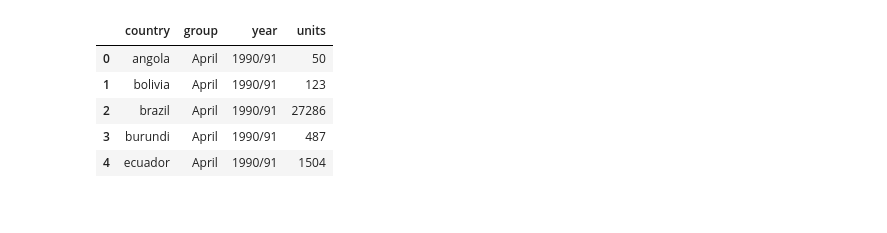
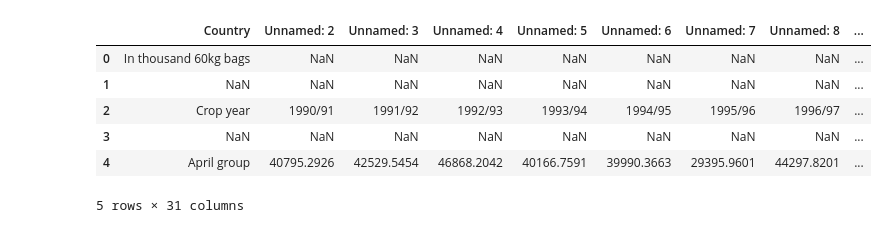
Before and after one commit to hpuma/global-coffee-trade-historical-data, a Jupyter notebook: curation/tp_data_wrangling.ipynb, the cells around one changed output. Saved outputs shown, nothing was run; the diff lists cells and outputs as text; code cells hidden in the pictures.

```diff
--- a/curation/tp_data_wrangling.ipynb
+++ b/curation/tp_data_wrangling.ipynb
@@ -68,11 +6,0 @@ new_df["country"] = new_df["country"].str.lower()
-# %%
-# Turn year columns into values e.g 1990/91, create new column named "year" that holds column values
-df = new_df.melt(id_vars=["country", "group"], var_name="year", value_name="units")
-df.head()
-# %% [output]
-|  | country | group | year | units |
-| 0 | angola | April | 1990/91 | 50 |
-| 1 | bolivia | April | 1990/91 | 123 |
-| 2 | brazil | April | 1990/91 | 27286 |
-| 3 | burundi | April | 1990/91 | 487 |
-| 4 | ecuador | April | 1990/91 | 1504 |
@@ -85,0 +13,12 @@ df["year"] = df["year"].str[:-3]
+# %%
+# We can also remove the second column `Unnamed: 1` as it provides no relevant information
+# Looking below, we can see that we have to remove the first 4 rows because row #3 contains the crop year along with the appropriate column names
+display(df.head())
+# %% [output]
+|  | Country | Unnamed: 2 | Unnamed: 3 | Unnamed: 4 | Unnamed: 5 | Unnamed: 6 | Unnamed: 7 | Unnamed: 8 | ... |
+| 0 | In thousand 60kg bags | NaN | NaN | NaN | NaN | NaN | NaN | NaN | ... |
+| 1 | NaN | NaN | NaN | NaN | NaN | NaN | NaN | NaN | ... |
+| 2 | Crop year | 1990/91 | 1991/92 | 1992/93 | 1993/94 | 1994/95 | 1995/96 | 1996/97 | ... |
+| 3 | NaN | NaN | NaN | NaN | NaN | NaN | NaN | NaN | ... |
+| 4 | April group | 40795.2926 | 42529.5454 | 46868.2042 | 40166.7591 | 39990.3663 | 29395.9601 | 44297.8201 | ... |
+5 rows × 31 columns
```
Also changed, not shown: parts of 17 cells of this notebook.
